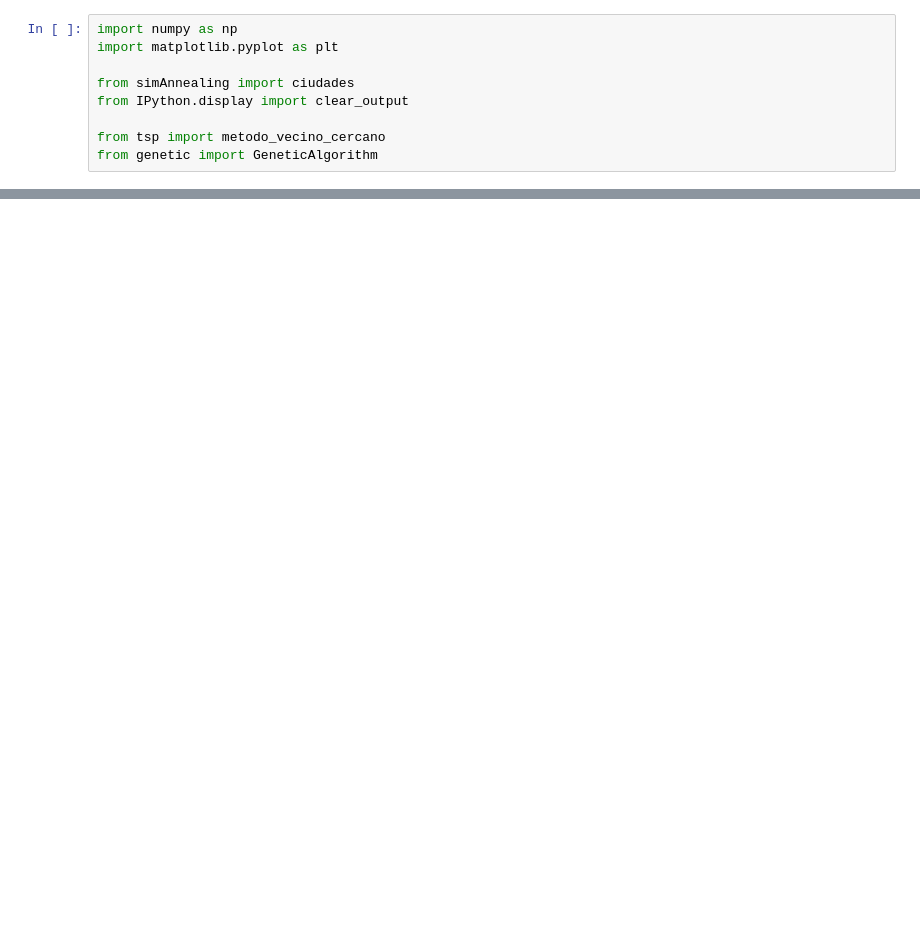
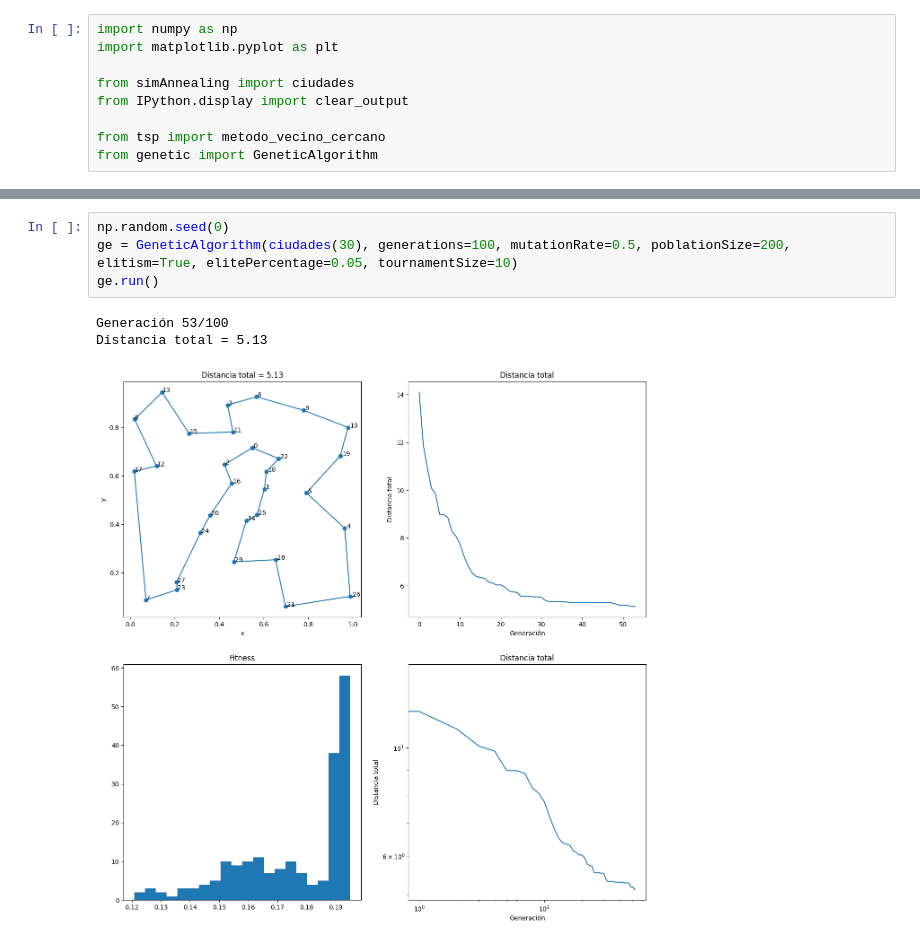
Before and after one commit to FullFran/Optimization-Algorithms, a Jupyter notebook: 3 Algoritmos para la optimización en espacios de alta dimensionalidad/genetic.ipynb, the cells around one changed output, grey strips where cells are left out. Drawn from its saved outputs; the diff is of its cells as text; blank space fills up the shorter version.

```diff
--- a/3 Algoritmos para la optimización en espacios de alta dimensionalidad/genetic.ipynb
+++ b/3 Algoritmos para la optimización en espacios de alta dimensionalidad/genetic.ipynb
@@ -23,3 +23,11 @@ Distancia total = 8.64
+# %%
+np.random.seed(0)
+ge = GeneticAlgorithm(ciudades(30), generations=100, mutationRate=0.5, poblationSize=200, elitism=True, elitePercentage=0.05, tournamentSize=10)
+ge.run()
+# %% [output]
+Generación 53/100
+Distancia total = 5.13
+[figure, added]
 # %%
 np.random.seed(0)
 ge = GeneticAlgorithm(ciudades(30), generations=100, mutationRate=0.5, poblationSize=200, elitism=True, elitePercentage=0.05, tournamentSize=10)
```
Also changed, not shown: parts of 2 cells of this notebook, 3 other files.
